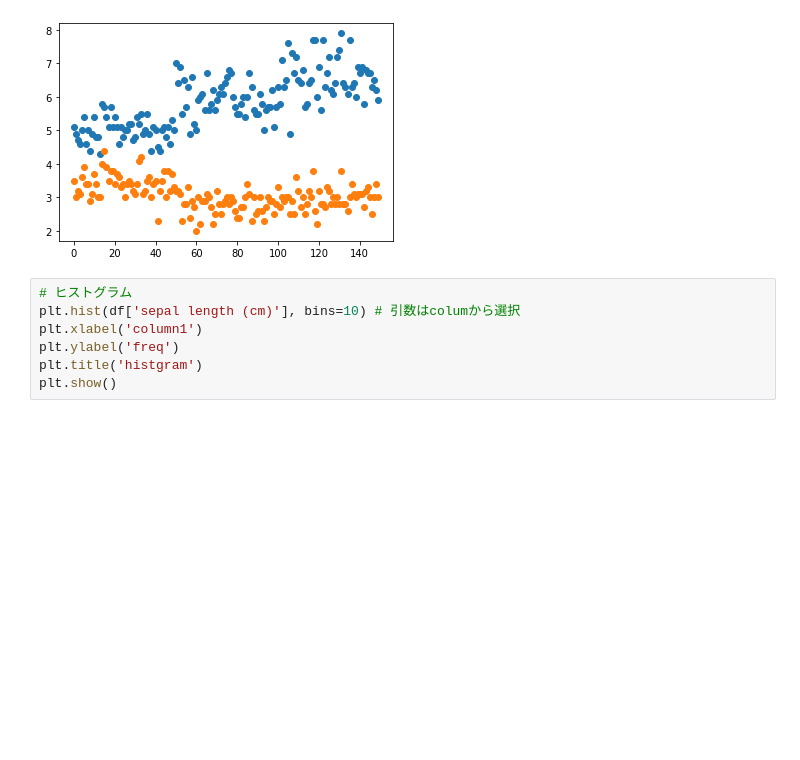
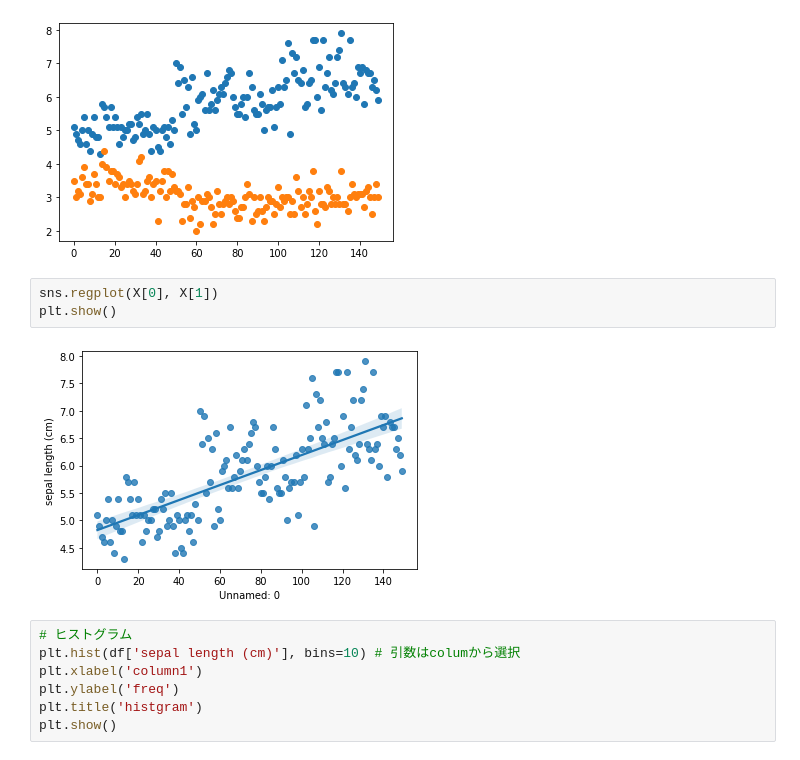
Before and after one commit to sohdacafe/cheat_sheet, a Jupyter notebook: matplotlib_cheat_sheet.ipynb, the cells around one changed output. Drawn from its saved outputs; the diff is of its cells as text; blank space fills up the shorter version.

```diff
--- a/matplotlib_cheat_sheet.ipynb
+++ b/matplotlib_cheat_sheet.ipynb
@@ -50,6 +50,11 @@ plt.scatter(X[0], X[2])
 plt.show()
 # %% [output]
 [figure]
+# %%
+sns.regplot(X[0], X[1])
+plt.show()
+# %% [output]
+[figure, added]
 # %%
 # ヒストグラム
 plt.hist(df['sepal length (cm)'], bins=10) # 引数はcolumから選択
```
